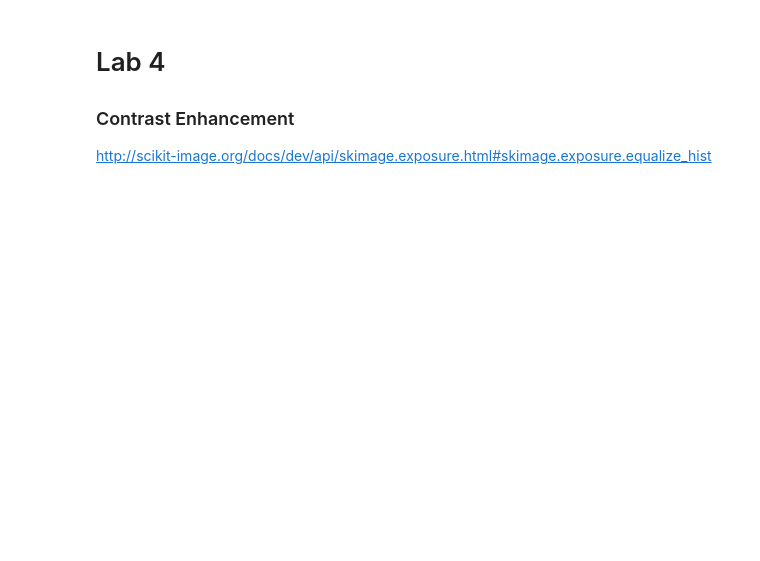
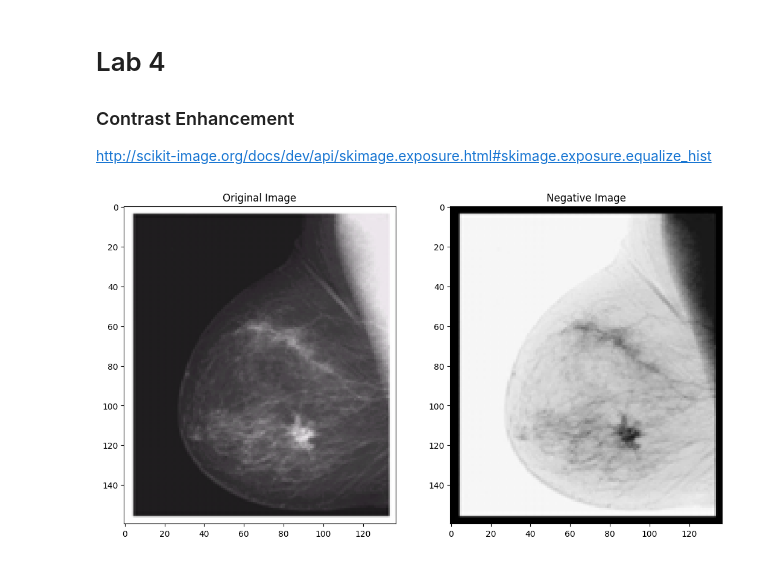
Before and after one commit to gehadnasser-2004/image-proccessing, a Jupyter notebook: Lab4-std/Lab4_STD.ipynb, the cells around one changed output. Saved outputs shown, nothing was run; the diff lists cells and outputs as text; code cells hidden in the pictures; blank space fills up the shorter version.

```diff
--- a/Lab4-std/Lab4_STD.ipynb
+++ b/Lab4-std/Lab4_STD.ipynb
@@ -60,0 +40,23 @@ def getImageWithHist(name,ext,nbins=256):
+# %%
+'''
+1
+Negative Transformation
+'''
+def negative_transformation(image):
+
+    if image.ndim > 2 and image.shape[-1] == 4:
+
+        image_rgb = image[..., :3]
+    else:
+        image_rgb = image
+    image_gray = rgb2gray(image_rgb)
+    image_uint8 = (image_gray * 255).astype(np.uint8)
+    negative_image = 255 - image_uint8
+    return negative_image
+
+
+image = io.imread('imgs\Picture1.png')
+negative_image = negative_transformation(image)
+show_images([image, negative_image], ['Original Image', 'Negative Image'])
+# %% [output]
+[figure, added]
```
Also changed, not shown: parts of 10 cells of this notebook.
